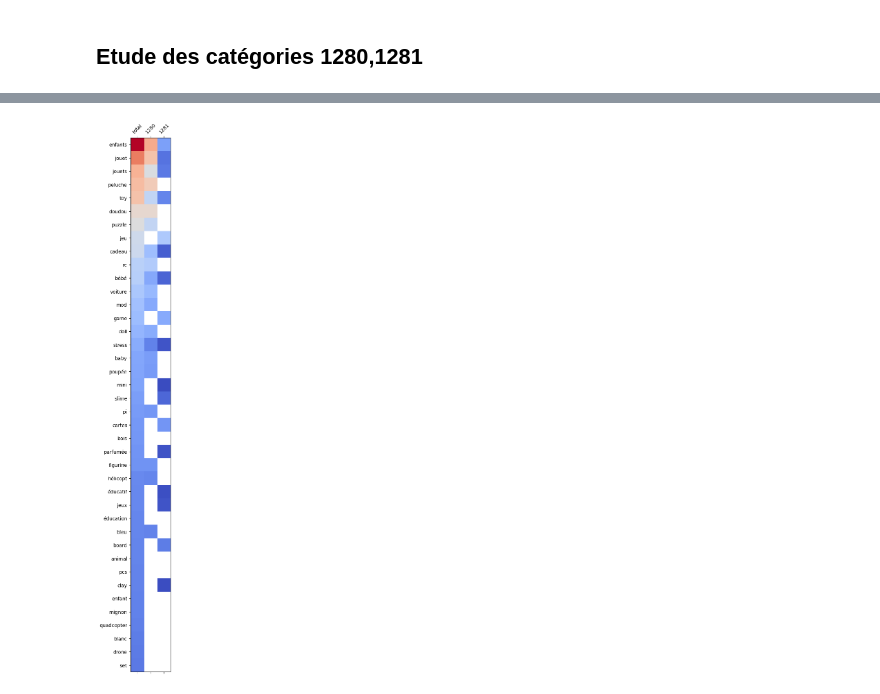
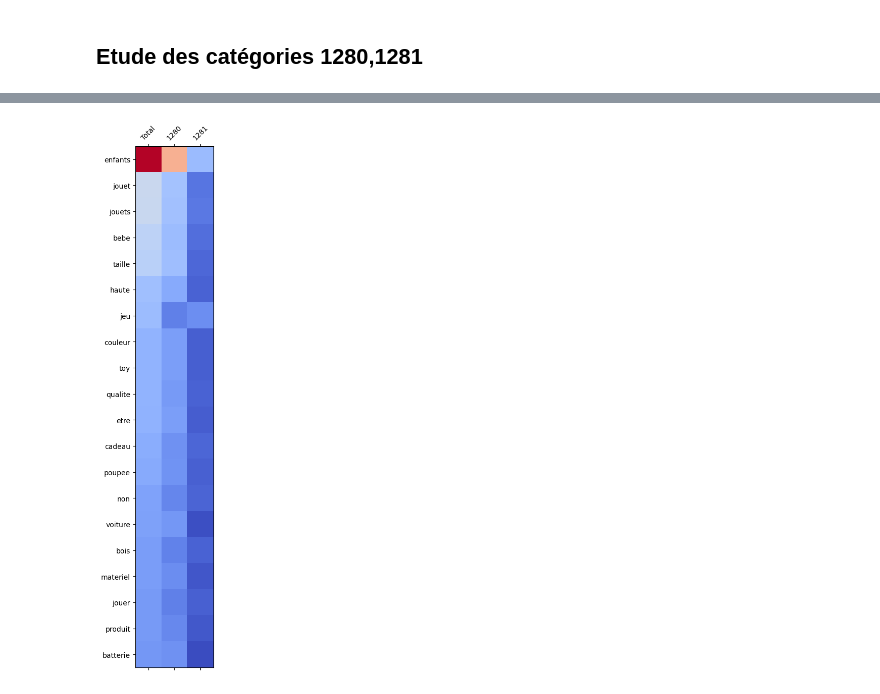
Before and after one commit to ManDes71/Rakuten_Text_Classification_TensorFlow, a Jupyter notebook: notebooks/Modele_RNN_06.ipynb, the cells around one changed output, grey strips where cells are left out. Cells and saved outputs as stored; diff of their text form; code cells hidden in the pictures.

```diff
--- a/notebooks/Modele_RNN_06.ipynb
+++ b/notebooks/Modele_RNN_06.ipynb
@@ -485,0 +484,5 @@ df_test.head()
+# %%
+predictions = model.predict(X_test)
+y_pred = np.argmax(predictions, axis=1)
+test_pred_original=label_encoder.inverse_transform(y_pred)
+test_pred_original
@@ -485,0 +544,5 @@ df_test.head()
+# %%
+import pandas as pd
+df_test = pd.DataFrame({'tokenized': X_text_test, 'prdtypecode': y_test})
+df_test['predict']=test_pred_original
+df_test.head()
@@ -800,0 +815,29 @@ df_total_jouets.head(20)
+# %%
+import pandas as pd
+from collections import Counter
+
+# Étape 1 : Identifier les 20 mots les plus fréquents
+all_words = sum(df_jouets['tokenized'].tolist(), [])
+global_word_counts = Counter(all_words)
+top_20_words = global_word_counts.most_common(20)
+
+# Étape 2 : Calculer le nombre d'occurrences de chaque mot pour chaque classe et globalement
+# Initialiser les données pour le DataFrame
+data = {"Word": [word for word, count in top_20_words], "Total": [count for word, count in top_20_words]}
+class_ids = df_jouets['prdtypecode'].unique()
+
+# Calculer les occurrences par classe pour chaque mot
+for class_id in class_ids:
+    data[class_id] = []
+    for word, _ in top_20_words:
+        word_count = sum(row.count(word) for row in df_jouets[df_jouets['prdtypecode'] == class_id]['tokenized'])
+        data[class_id].append(word_count)
+
+# Étape 3 : Créer le DataFrame
+df_word_counts = pd.DataFrame(data)
+df_word_counts.set_index("Word", inplace=True)
+
+# Afficher le DataFrame
+df_word_counts
+df_total_livres=df_word_counts
+df_word_counts
@@ -801,8 +863,8 @@ df_total_jouets.head(20)
 # %%
 fig, ax = plt.subplots(figsize=(2,20))
-cax = ax.matshow(df_total_jouets.iloc[0:40], cmap = 'coolwarm')
-plt.xticks(range(3),('total','1280','1281'),rotation=45)
-plt.yticks(range(40),df_total_jouets.iloc[0:40].index,rotation=0)
+cax = ax.matshow(df_total_livres.iloc[0:20], cmap = 'coolwarm')
+plt.xticks(range(3),(df_total_livres.columns.tolist()),rotation=45)
+plt.yticks(range(20),df_total_livres.iloc[0:20].index,rotation=0)
 plt.show()
 # %% [output]
-[figure, old version]
+[figure, new version]
```
Also changed, not shown: parts of 31 cells of this notebook.
